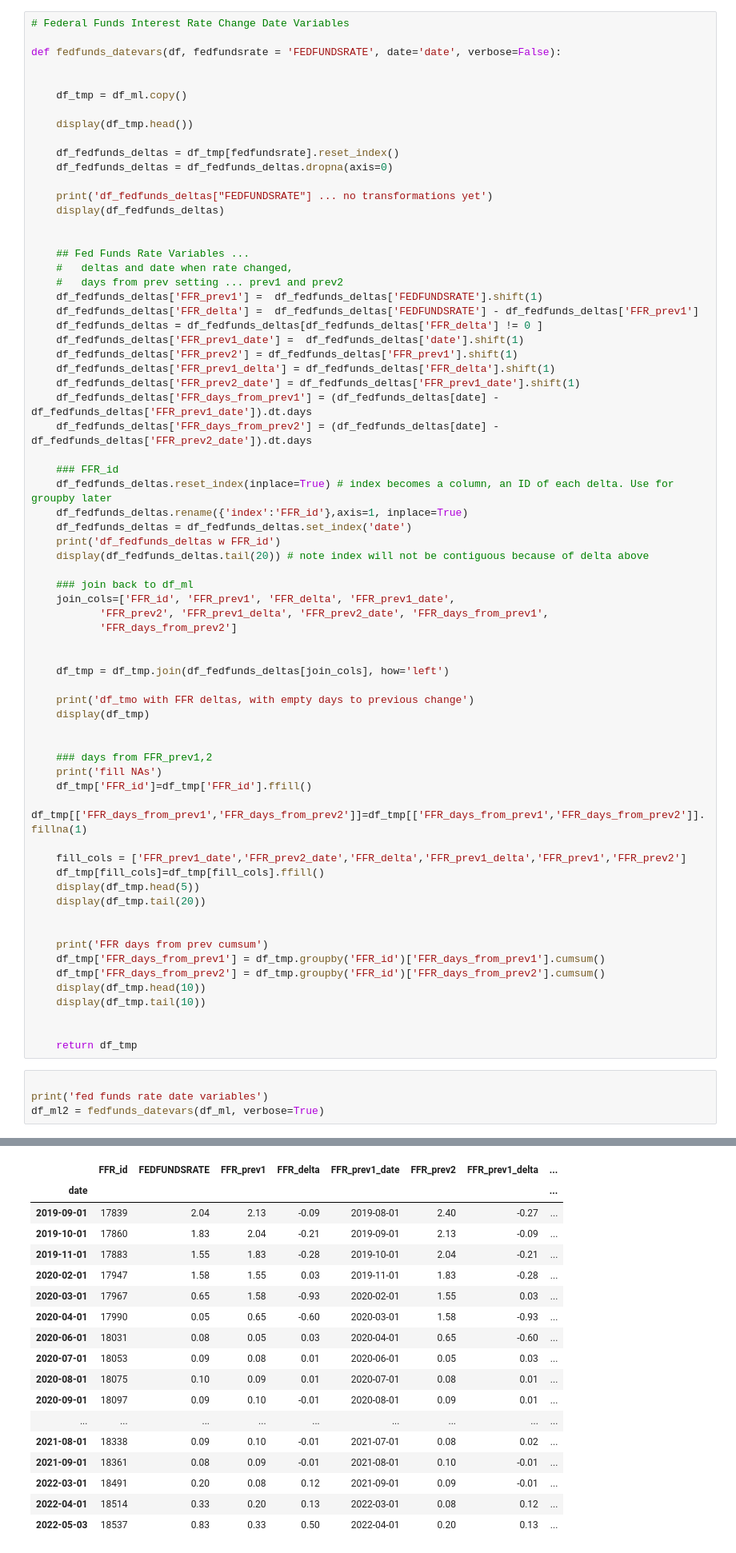
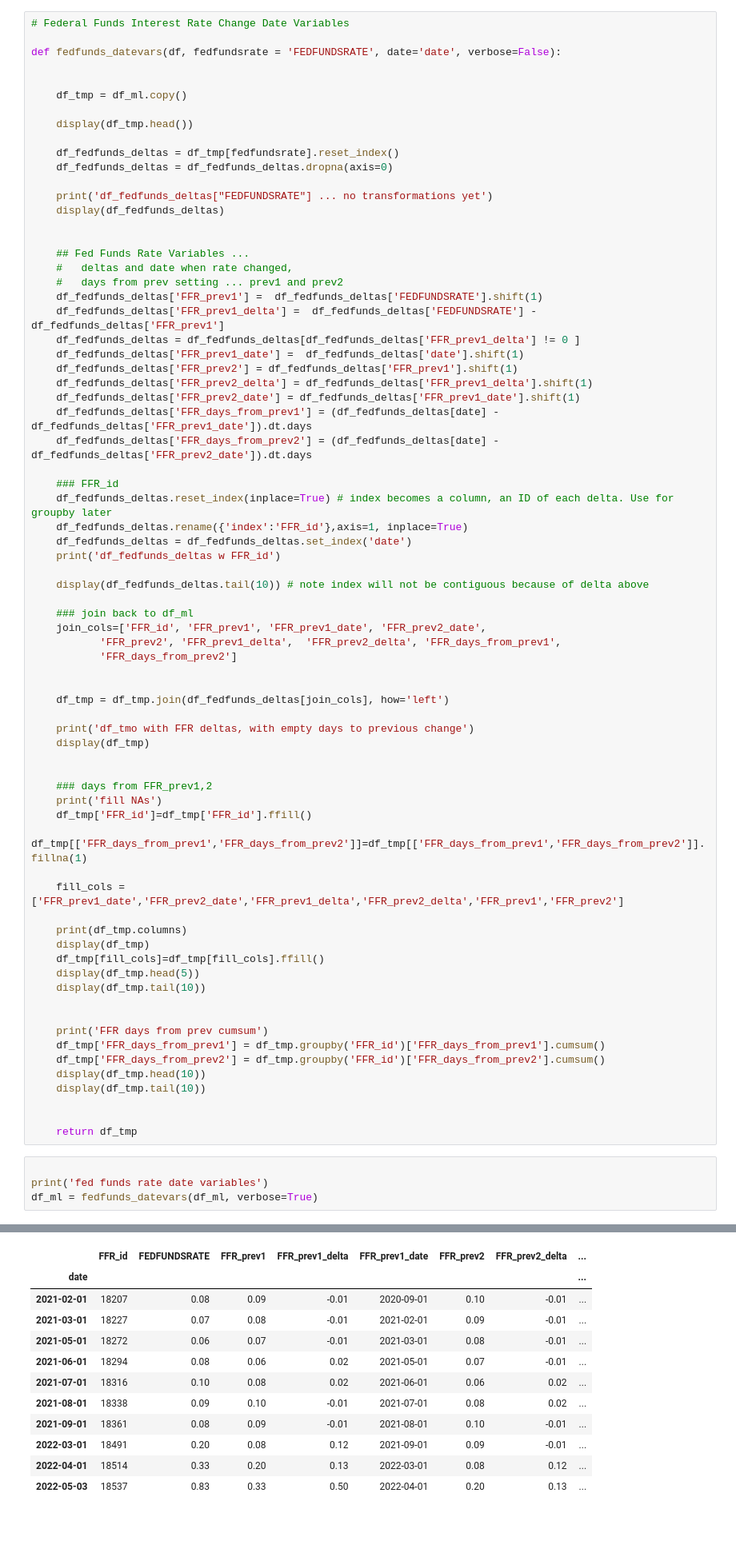
Before and after one commit to Aljgutier/Pyquant, a Jupyter notebook: SP500_MktCycle_Data_2.ipynb, the cells around one changed output, grey strips where cells are left out. Shown at 80% size. Cells and saved outputs as stored; diff of their text form; blank space fills up the shorter version.

```diff
--- a/SP500_MktCycle_Data_2.ipynb
+++ b/SP500_MktCycle_Data_2.ipynb
@@ -762,11 +780,11 @@ def fedfunds_datevars(df, fedfundsrate = 'FEDFUNDSRATE', date='date', verbose=Fa
     #   deltas and date when rate changed,
     #   days from prev setting ... prev1 and prev2
     df_fedfunds_deltas['FFR_prev1'] =  df_fedfunds_deltas['FEDFUNDSRATE'].shift(1)
-    df_fedfunds_deltas['FFR_delta'] =  df_fedfunds_deltas['FEDFUNDSRATE'] - df_fedfunds_deltas['FFR_prev1']
-    df_fedfunds_deltas = df_fedfunds_deltas[df_fedfunds_deltas['FFR_delta'] != 0 ]
+    df_fedfunds_deltas['FFR_prev1_delta'] =  df_fedfunds_deltas['FEDFUNDSRATE'] - df_fedfunds_deltas['FFR_prev1']
+    df_fedfunds_deltas = df_fedfunds_deltas[df_fedfunds_deltas['FFR_prev1_delta'] != 0 ]
     df_fedfunds_deltas['FFR_prev1_date'] =  df_fedfunds_deltas['date'].shift(1)
     df_fedfunds_deltas['FFR_prev2'] = df_fedfunds_deltas['FFR_prev1'].shift(1)
-    df_fedfunds_deltas['FFR_prev1_delta'] = df_fedfunds_deltas['FFR_delta'].shift(1)
+    df_fedfunds_deltas['FFR_prev2_delta'] = df_fedfunds_deltas['FFR_prev1_delta'].shift(1)
     df_fedfunds_deltas['FFR_prev2_date'] = df_fedfunds_deltas['FFR_prev1_date'].shift(1)
     df_fedfunds_deltas['FFR_days_from_prev1'] = (df_fedfunds_deltas[date] - df_fedfunds_deltas['FFR_prev1_date']).dt.days
     df_fedfunds_deltas['FFR_days_from_prev2'] = (df_fedfunds_deltas[date] - df_fedfunds_deltas['FFR_prev2_date']).dt.days
@@ -776,11 +794,12 @@ def fedfunds_datevars(df, fedfundsrate = 'FEDFUNDSRATE', date='date', verbose=Fa
     df_fedfunds_deltas.rename({'index':'FFR_id'},axis=1, inplace=True)
     df_fedfunds_deltas = df_fedfunds_deltas.set_index('date')
     print('df_fedfunds_deltas w FFR_id')
-    display(df_fedfunds_deltas.tail(20)) # note index will not be contiguous because of delta above
+
+    display(df_fedfunds_deltas.tail(10)) # note index will not be contiguous because of delta above
 
     ### join back to df_ml
-    join_cols=['FFR_id', 'FFR_prev1', 'FFR_delta', 'FFR_prev1_date',
-           'FFR_prev2', 'FFR_prev1_delta', 'FFR_prev2_date', 'FFR_days_from_prev1',
+    join_cols=['FFR_id', 'FFR_prev1', 'FFR_prev1_date', 'FFR_prev2_date',
+           'FFR_prev2', 'FFR_prev1_delta',  'FFR_prev2_delta', 'FFR_days_from_prev1',
            'FFR_days_from_prev2']
 
 
@@ -795,10 +814,13 @@ def fedfunds_datevars(df, fedfundsrate = 'FEDFUNDSRATE', date='date', verbose=Fa
     df_tmp['FFR_id']=df_tmp['FFR_id'].ffill()
     df_tmp[['FFR_days_from_prev1','FFR_days_from_prev2']]=df_tmp[['FFR_days_from_prev1','FFR_days_from_prev2']].fillna(1)
 
-    fill_cols = ['FFR_prev1_date','FFR_prev2_date','FFR_delta','FFR_prev1_delta','FFR_prev1','FFR_prev2']
+    fill_cols = ['FFR_prev1_date','FFR_prev2_date','FFR_prev1_delta','FFR_prev2_delta','FFR_prev1','FFR_prev2']
+
+    print(df_tmp.columns)
+    display(df_tmp)
     df_tmp[fill_cols]=df_tmp[fill_cols].ffill()
     display(df_tmp.head(5))
-    display(df_tmp.tail(20))
+    display(df_tmp.tail(10))
 
 
     print('FFR days from prev cumsum')
@@ -812,7 +834,7 @@ def fedfunds_datevars(df, fedfundsrate = 'FEDFUNDSRATE', date='date', verbose=Fa
 # %%
 
 print('fed funds rate date variables')
-df_ml2 = fedfunds_datevars(df_ml, verbose=True)
+df_ml = fedfunds_datevars(df_ml, verbose=True)
 # %% [output]
 fed funds rate date variables
 |  | Year | Month | Close | High | Low | Open | Volume | mkt | mcupm | mcnr | mucdown | ... |
@@ -839,17 +861,11 @@ df_fedfunds_deltas["FEDFUNDSRATE"] ... no transformations yet
 df_fedfunds_deltas w FFR_id
-|  | FFR_id | FEDFUNDSRATE | FFR_prev1 | FFR_delta | FFR_prev1_date | FFR_prev2 | FFR_prev1_delta | ... |
+|  | FFR_id | FEDFUNDSRATE | FFR_prev1 | FFR_prev1_delta | FFR_prev1_date | FFR_prev2 | FFR_prev2_delta | ... |
 | date |  |  |  |  |  |  |  | ... |
-| 2019-09-01 | 17839 | 2.04 | 2.13 | -0.09 | 2019-08-01 | 2.40 | -0.27 | ... |
-| 2019-10-01 | 17860 | 1.83 | 2.04 | -0.21 | 2019-09-01 | 2.13 | -0.09 | ... |
-| 2019-11-01 | 17883 | 1.55 | 1.83 | -0.28 | 2019-10-01 | 2.04 | -0.21 | ... |
-| 2020-02-01 | 17947 | 1.58 | 1.55 | 0.03 | 2019-11-01 | 1.83 | -0.28 | ... |
-| 2020-03-01 | 17967 | 0.65 | 1.58 | -0.93 | 2020-02-01 | 1.55 | 0.03 | ... |
-| 2020-04-01 | 17990 | 0.05 | 0.65 | -0.60 | 2020-03-01 | 1.58 | -0.93 | ... |
-| 2020-06-01 | 18031 | 0.08 | 0.05 | 0.03 | 2020-04-01 | 0.65 | -0.60 | ... |
-| 2020-07-01 | 18053 | 0.09 | 0.08 | 0.01 | 2020-06-01 | 0.05 | 0.03 | ... |
-| 2020-08-01 | 18075 | 0.10 | 0.09 | 0.01 | 2020-07-01 | 0.08 | 0.01 | ... |
-| 2020-09-01 | 18097 | 0.09 | 0.10 | -0.01 | 2020-08-01 | 0.09 | 0.01 | ... |
-| ... | ... | ... | ... | ... | ... | ... | ... | ... |
+| 2021-02-01 | 18207 | 0.08 | 0.09 | -0.01 | 2020-09-01 | 0.10 | -0.01 | ... |
+| 2021-03-01 | 18227 | 0.07 | 0.08 | -0.01 | 2021-02-01 | 0.09 | -0.01 | ... |
+| 2021-05-01 | 18272 | 0.06 | 0.07 | -0.01 | 2021-03-01 | 0.08 | -0.01 | ... |
+| 2021-06-01 | 18294 | 0.08 | 0.06 | 0.02 | 2021-05-01 | 0.07 | -0.01 | ... |
+| 2021-07-01 | 18316 | 0.10 | 0.08 | 0.02 | 2021-06-01 | 0.06 | 0.02 | ... |
 | 2021-08-01 | 18338 | 0.09 | 0.10 | -0.01 | 2021-07-01 | 0.08 | 0.02 | ... |
 | 2021-09-01 | 18361 | 0.08 | 0.09 | -0.01 | 2021-08-01 | 0.10 | -0.01 | ... |
 | 2022-03-01 | 18491 | 0.20 | 0.08 | 0.12 | 2021-09-01 | 0.09 | -0.01 | ... |
```
Also changed, not shown: parts of 22 cells of this notebook.
